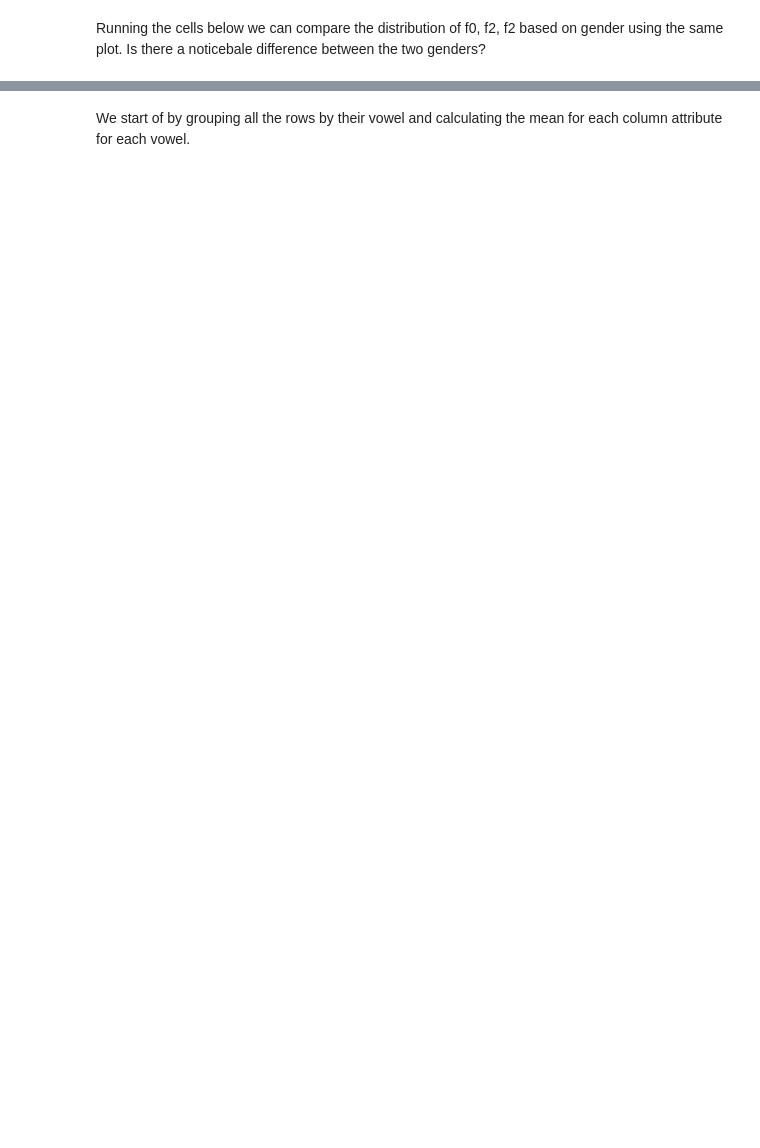
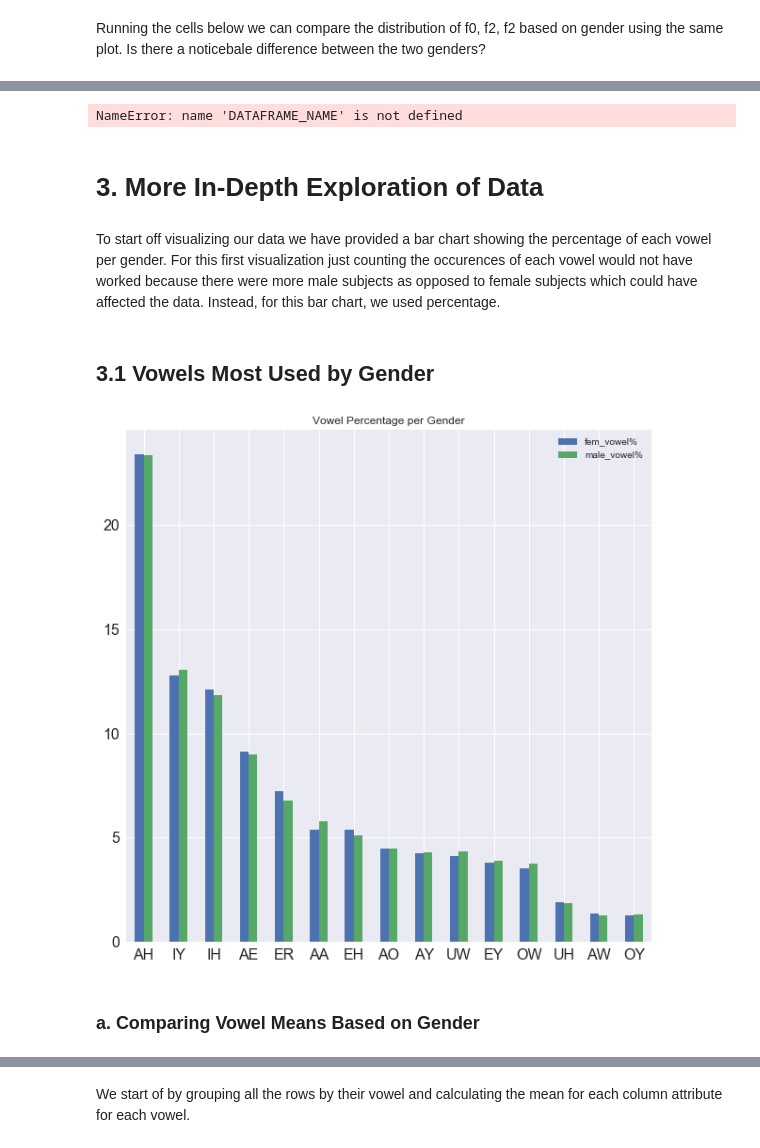
Before and after one commit to ds-modules/LINGUIS-110, a Jupyter notebook: Formants/Assignment.ipynb, the cells around one changed output, grey strips where cells are left out. Cells and saved outputs as stored; diff of their text form; code cells hidden in the pictures; blank space fills up the shorter version.

```diff
--- a/Formants/Assignment.ipynb
+++ b/Formants/Assignment.ipynb
@@ -144,0 +230,21 @@ Since we will be dealing with the differences between f1 vs f2 in terms of vowel
+# %%
+#TRY THIS
+
+YOUR_SUBSET = DATAFRAME_NAME[DATAFRAME_NAME.IPA == "IPA_VOWEL"]
+YOUR_SUBSET.head()
+# %% [output]
+NameError: name 'DATAFRAME_NAME' is not defined
+# %% [markdown]
+# 3. More In-Depth Exploration of Data
+# %% [markdown]
+To start off visualizing our data we have provided a bar chart showing the percentage of each vowel per gender. For this first visualization just counting the occurences of each vowel would not have worked because there were more male subjects as opposed to female subjects which could have affected the data. Instead, for this bar chart, we used percentage.
+# %% [markdown]
+## 3.1 Vowels Most Used by Gender
+# %%
+vowel_perc = (100 * fem_data.vowel.value_counts() / len(fem_data)).to_frame(name = "fem_vowel%")
+vowel_perc["male_vowel%"] = (100 * male_data.vowel.value_counts()/len(male_data))
+vowel_perc.plot(kind = "bar", figsize =(10,10), title = "Vowel Percentage per Gender", fontsize = 16, rot = 0);
+# %% [output]
+[figure, added]
+# %% [markdown]
+### a. Comparing  Vowel Means Based on Gender
```
Also changed, not shown: parts of 152 cells of this notebook, 1 other file.
